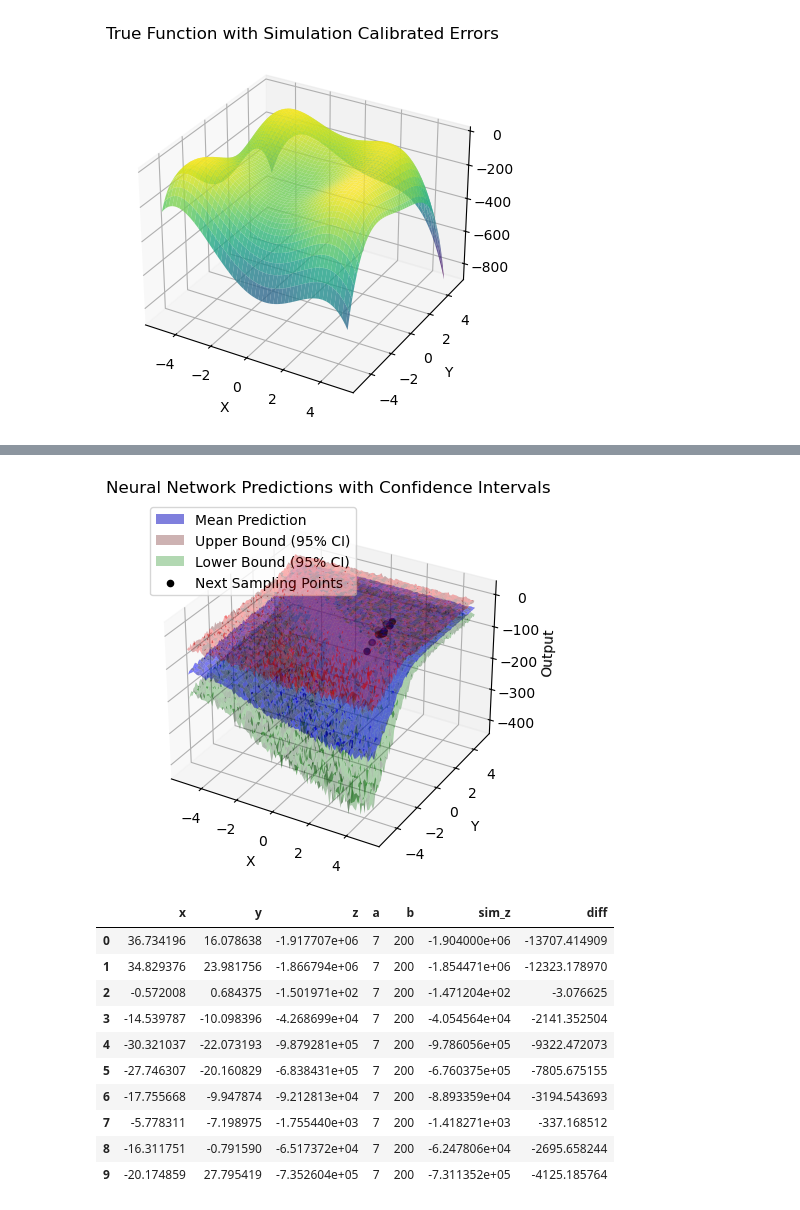
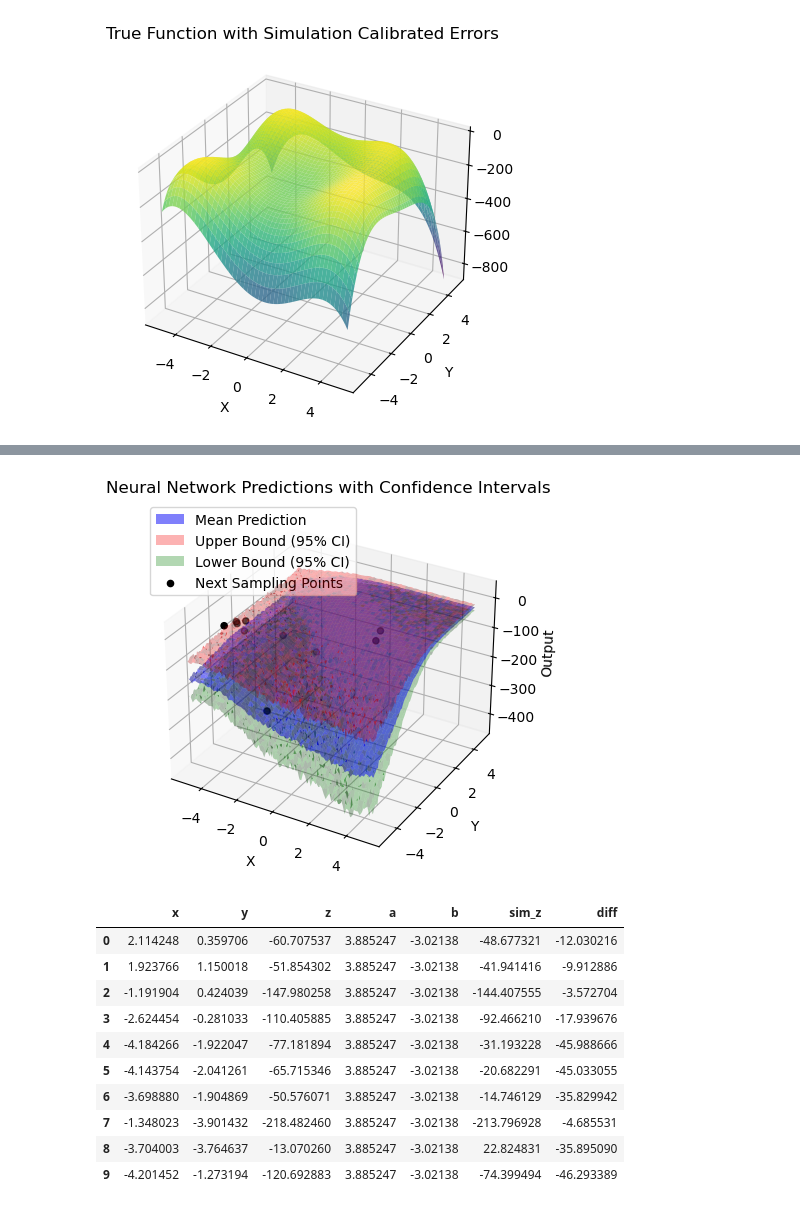
Before and after one commit to ScoutCodes/SMILE, a Jupyter notebook: BayesOpt_Code/BNN_V4.ipynb, the cells around one changed output, grey strips where cells are left out. Saved outputs shown, nothing was run; the diff lists cells and outputs as text; code cells hidden in the pictures.

```diff
--- a/BayesOpt_Code/BNN_V4.ipynb
+++ b/BayesOpt_Code/BNN_V4.ipynb
@@ -249,4 +249,7 @@ Epoch 121/121
 # %%
+x1_range = np.linspace(-5, 5, 100)
+x2_range = np.linspace(-5, 5, 100)
+
 # Define probability function based on model uncertainty
 def p(x):
     x_reshaped = x.reshape(1, -1)
@@ -255,7 +258,12 @@ def p(x):
     mean = mean.ravel()
     std = std.ravel()
 
-    return np.max([mean[0] + 1.96 * std[0] - df['sim_z'].median(), 0])
+     # Check if x stays within x1_range and x2_range
+    if x_reshaped[0, 0] >= np.min(x1_range) and x_reshaped[0, 0] <= np.max(x1_range) and x_reshaped[0, 1] >= np.min(x2_range) and x_reshaped[0, 1] <= np.max(x2_range):
+        # Compute the upper bound of the 95% confidence interval and compare with the median
+        return np.max([mean[0] + 1.96 * std[0] - df['sim_z'].median(), 0])
+    else:
+        return 0  # Return 0 if the point is outside the valid input space
 
 # Metropolis step proposal distribution N(0,sig**2)
 def metropolis_step(x, sig):
@@ -268,26 +276,26 @@ def metropolis_step(x, sig):
 
 # Metropolis-Hastings Sampler
 def mh_sampler(sig, sample_size, burn_in, lag):
-    x = df[['x', 'y']].iloc[np.argmax(df['sim_z'])].values.reshape(1, -1)
-    for _ in range(burn_in):
+    x = np.array([[df["x"].loc[np.argmax(df["sim_z"])], df["y"].loc[np.argmax(df["sim_z"])]]])
+    for i in range(burn_in):
         x = metropolis_step(x, sig)
     samples = x
-    for _ in range(sample_size - 1):
-        for _ in range(lag):
+    for i in range(sample_size - 1):
+        for j in range(lag):
             x = metropolis_step(x, sig)
         samples = np.vstack((samples, x))
     return samples
 
 # Generate new points using MH sampler
-new_points = mh_sampler(0.1, 10, 100, 10)
+new_points = mh_sampler(0.5, 10, 100, 10)
 
 # Convert new points to dataframe
 new_points_df = pd.DataFrame(new_points, columns=['x', 'y'])
 
 # Add simulated responses for new points
 new_points_df['z'] = branin(new_points_df['x'], new_points_df['y']) + ran_err(10, 0.05)
-new_points_df["a"] = result.x[0]
-new_points_df["b"] = result.x[1]
+new_points_df["a"] = bo.x_opt[0]
+new_points_df["b"] = bo.x_opt[1]
 new_points_df["sim_z"] = sim_eval(new_points_df['x'], new_points_df['y'], result.x[0], result.x[1])
 new_points_df["diff"] = new_points_df["z"] - new_points_df["sim_z"]
 
@@ -295,9 +303,6 @@ new_points_df["diff"] = new_points_df["z"] - new_points_df["sim_z"]
 # df = pd.concat([df, new_points_df], axis=0, ignore_index=True)
 
 # Produce Meshgrid of results with C.I.
-x1_range = np.linspace(-5, 5, 100)
-x2_range = np.linspace(-5, 5, 100)
-
 x1_grid, x2_grid = np.meshgrid(x1_range, x2_range)
 x_grid = np.c_[x1_grid.ravel(), x2_grid.ravel()]
 
@@ -309,46 +314,46 @@ pred_mean, pred_std = mc_dropout_predictions(best_model, x_grid_scaled)
 # Reshape predictions back to grid shape
 pred_mean_grid = pred_mean.reshape(x1_grid.shape)
 pred_upper_grid = (pred_mean + (1.96 * pred_std)).reshape(x1_grid.shape)
 pred_lower_grid = (pred_mean - (1.96 * pred_std)).reshape(x1_grid.shape)
 
 # Plotting the predictions with confidence intervals and next sampling points
 fig = plt.figure()
 ax = fig.add_subplot(111, projection='3d')
 
 # Plot the mean prediction surface
 mean_surface = ax.plot_surface(x1_grid, x2_grid, pred_mean_grid, color='blue', alpha=0.5, label='Mean Prediction')
 
 # Plot the upper and lower confidence intervals
 upper_surface = ax.plot_surface(x1_grid, x2_grid, pred_upper_grid, color='red', alpha=0.3, label='Upper Bound (95% CI)')
 lower_surface = ax.plot_surface(x1_grid, x2_grid, pred_lower_grid, color='green', alpha=0.3, label='Lower Bound (95% CI)')
 
 # Plot the next sampling points from MH
-ax.scatter(new_points[:, 0], new_points[:, 1], new_points_df['z'], color='black', marker='o', label='Next Sampling Points')
+ax.scatter(new_points[:, 0], new_points[:, 1], new_points_df["sim_z"], color='black', marker='o', label='Next Sampling Points')
 
 # Customize the plot
 ax.set_title('Neural Network Predictions with Confidence Intervals')
 ax.set_xlabel('X')
 ax.set_ylabel('Y')
 ax.set_zlabel('Output')
 
 # Legend
 ax.legend(loc='upper left')
 
 # Show the plot
 plt.show()
 # %% [output]
-[figure, old version]
+[figure, new version]
 # %%
 new_points_df
 # %% [output]
 |  | x | y | z | a | b | sim_z | diff |
-| 0 | 36.734196 | 16.078638 | -1.917707e+06 | 7 | 200 | -1.904000e+06 | -13707.414909 |
-| 1 | 34.829376 | 23.981756 | -1.866794e+06 | 7 | 200 | -1.854471e+06 | -12323.178970 |
-| 2 | -0.572008 | 0.684375 | -1.501971e+02 | 7 | 200 | -1.471204e+02 | -3.076625 |
-| 3 | -14.539787 | -10.098396 | -4.268699e+04 | 7 | 200 | -4.054564e+04 | -2141.352504 |
-| 4 | -30.321037 | -22.073193 | -9.879281e+05 | 7 | 200 | -9.786056e+05 | -9322.472073 |
-| 5 | -27.746307 | -20.160829 | -6.838431e+05 | 7 | 200 | -6.760375e+05 | -7805.675155 |
-| 6 | -17.755668 | -9.947874 | -9.212813e+04 | 7 | 200 | -8.893359e+04 | -3194.543693 |
-| 7 | -5.778311 | -7.198975 | -1.755440e+03 | 7 | 200 | -1.418271e+03 | -337.168512 |
-| 8 | -16.311751 | -0.791590 | -6.517372e+04 | 7 | 200 | -6.247806e+04 | -2695.658244 |
-| 9 | -20.174859 | 27.795419 | -7.352604e+05 | 7 | 200 | -7.311352e+05 | -4125.185764 |
+| 0 | 2.114248 | 0.359706 | -60.707537 | 3.885247 | -3.02138 | -48.677321 | -12.030216 |
+| 1 | 1.923766 | 1.150018 | -51.854302 | 3.885247 | -3.02138 | -41.941416 | -9.912886 |
+| 2 | -1.191904 | 0.424039 | -147.980258 | 3.885247 | -3.02138 | -144.407555 | -3.572704 |
+| 3 | -2.624454 | -0.281033 | -110.405885 | 3.885247 | -3.02138 | -92.466210 | -17.939676 |
+| 4 | -4.184266 | -1.922047 | -77.181894 | 3.885247 | -3.02138 | -31.193228 | -45.988666 |
+| 5 | -4.143754 | -2.041261 | -65.715346 | 3.885247 | -3.02138 | -20.682291 | -45.033055 |
+| 6 | -3.698880 | -1.904869 | -50.576071 | 3.885247 | -3.02138 | -14.746129 | -35.829942 |
+| 7 | -1.348023 | -3.901432 | -218.482460 | 3.885247 | -3.02138 | -213.796928 | -4.685531 |
+| 8 | -3.704003 | -3.764637 | -13.070260 | 3.885247 | -3.02138 | 22.824831 | -35.895090 |
+| 9 | -4.201452 | -1.273194 | -120.692883 | 3.885247 | -3.02138 | -74.399494 | -46.293389 |
```
Also changed, not shown: parts of 1 cell of this notebook, 1 other file.
